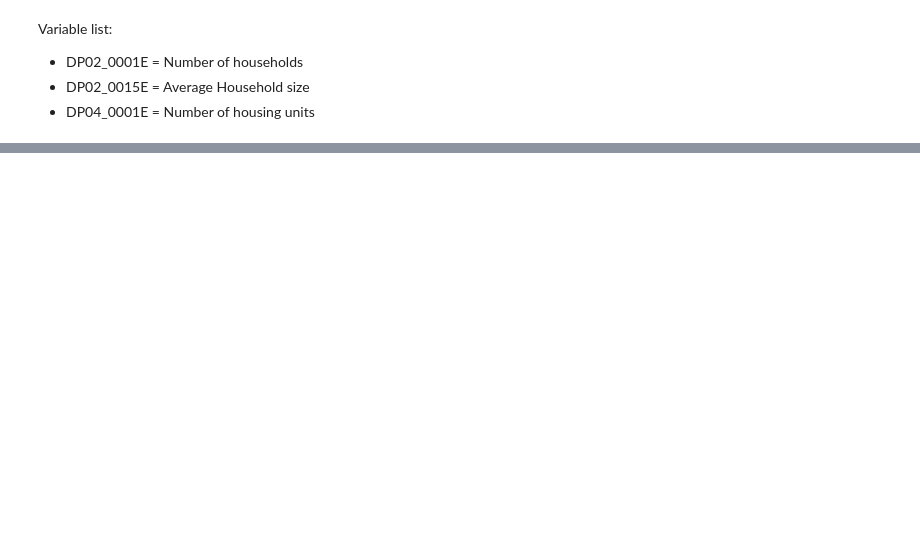
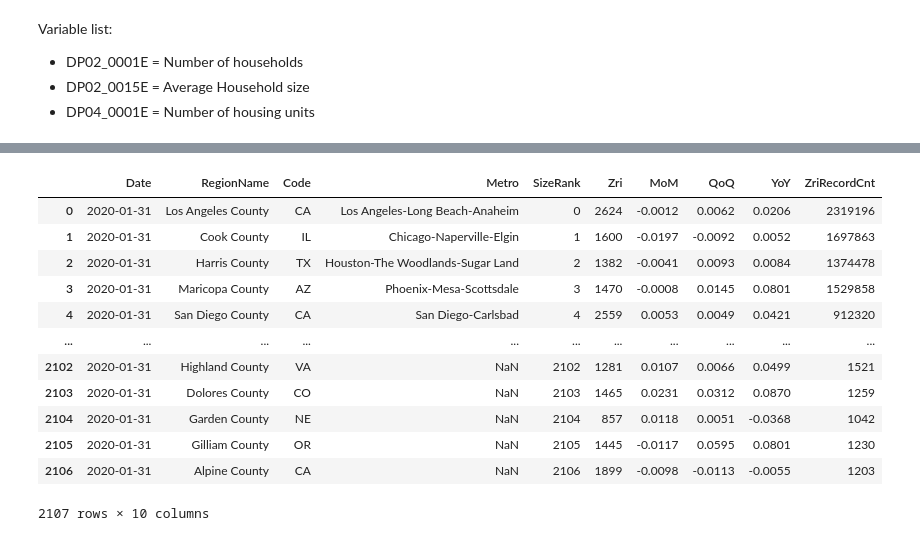
Before and after one commit to raywhelan01/Housing_Final_Project, a Jupyter notebook: housing_script.ipynb, the cells around one changed output, grey strips where cells are left out. Drawn from its saved outputs; the diff is of its cells as text; code cells hidden in the pictures; blank space fills up the shorter version.

```diff
--- a/housing_script.ipynb
+++ b/housing_script.ipynb
@@ -214,0 +173,19 @@ county65plus
+# %%
+# Import ZRI data set
+zillow_df = pd.read_csv("County_Zri_AllHomesPlusMultifamily_Summary.csv", encoding='latin-1')
+zillow_df = zillow_df.rename(columns = {"State": "Code"})
+zillow_df
+# %% [output]
+|  | Date | RegionName | Code | Metro | SizeRank | Zri | MoM | QoQ | YoY | ZriRecordCnt |
+| 0 | 2020-01-31 | Los Angeles County | CA | Los Angeles-Long Beach-Anaheim | 0 | 2624 | -0.0012 | 0.0062 | 0.0206 | 2319196 |
+| 1 | 2020-01-31 | Cook County | IL | Chicago-Naperville-Elgin | 1 | 1600 | -0.0197 | -0.0092 | 0.0052 | 1697863 |
+| 2 | 2020-01-31 | Harris County | TX | Houston-The Woodlands-Sugar Land | 2 | 1382 | -0.0041 | 0.0093 | 0.0084 | 1374478 |
+| 3 | 2020-01-31 | Maricopa County | AZ | Phoenix-Mesa-Scottsdale | 3 | 1470 | -0.0008 | 0.0145 | 0.0801 | 1529858 |
+| 4 | 2020-01-31 | San Diego County | CA | San Diego-Carlsbad | 4 | 2559 | 0.0053 | 0.0049 | 0.0421 | 912320 |
+| ... | ... | ... | ... | ... | ... | ... | ... | ... | ... | ... |
+| 2102 | 2020-01-31 | Highland County | VA | NaN | 2102 | 1281 | 0.0107 | 0.0066 | 0.0499 | 1521 |
+| 2103 | 2020-01-31 | Dolores County | CO | NaN | 2103 | 1465 | 0.0231 | 0.0312 | 0.0870 | 1259 |
+| 2104 | 2020-01-31 | Garden County | NE | NaN | 2104 | 857 | 0.0118 | 0.0051 | -0.0368 | 1042 |
+| 2105 | 2020-01-31 | Gilliam County | OR | NaN | 2105 | 1445 | -0.0117 | 0.0595 | 0.0801 | 1230 |
+| 2106 | 2020-01-31 | Alpine County | CA | NaN | 2106 | 1899 | -0.0098 | -0.0113 | -0.0055 | 1203 |
+2107 rows × 10 columns
```
Also changed, not shown: parts of 25 cells of this notebook, 3 other files.
